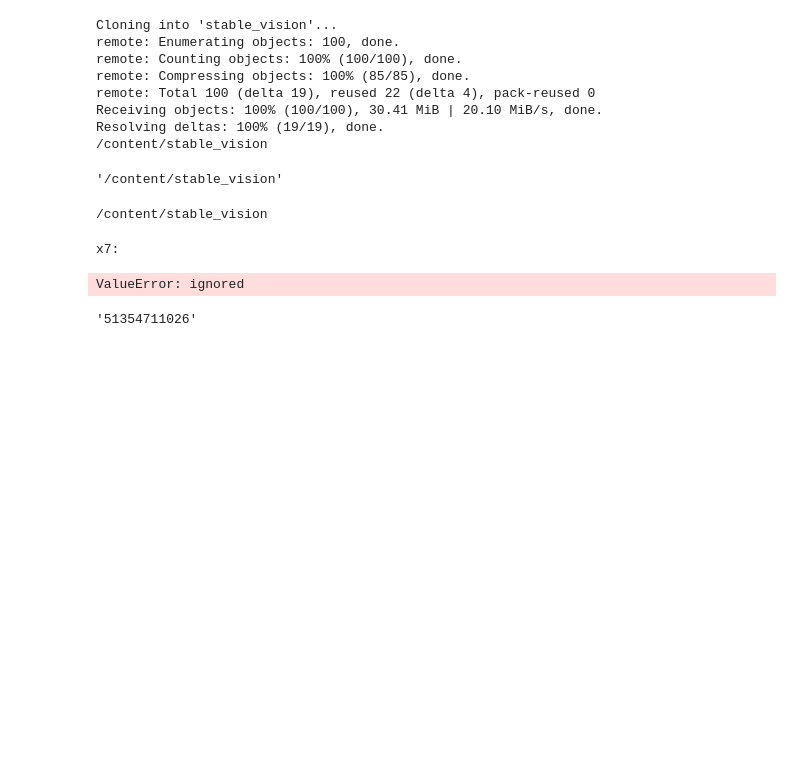
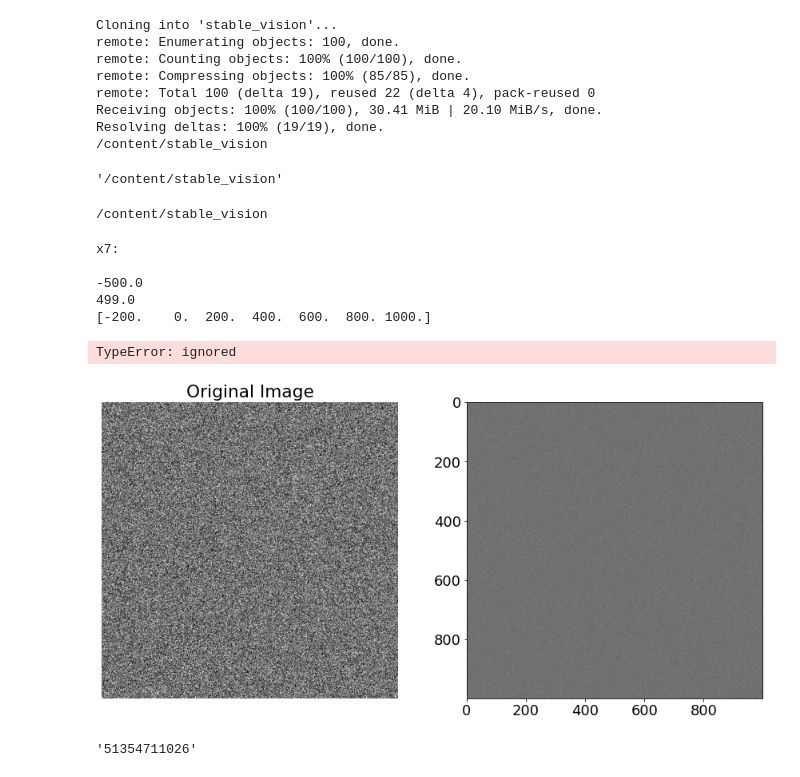
Before and after one commit to C4dynamics/stable_vision, a Jupyter notebook: python/get_centers.ipynb, the cells around one changed output. Drawn from its saved outputs; the diff is of its cells as text; code cells hidden in the pictures; blank space fills up the shorter version.

```diff
--- a/python/get_centers.ipynb
+++ b/python/get_centers.ipynb
@@ -60,16 +60,16 @@ for imidx in range(6, 7):
   # print(ny)
 
   if (nx % 2) == 0: # even
-    nx_rng = np.arange(-nx / 2, nx / 2 + 1)
-    # print(nx_rng[0])
-    # print(nx_rng[-1])
+    nx_rng = np.arange(-nx / 2, nx / 2) # 2nd argument should be nx/2-1 but numpy.arange already returns [start, stop), namely excludes stop which is equivalent to -1.
+    print(nx_rng[0])
+    print(nx_rng[-1])
   else:
-    nx_rng = np.arange(-(nx - 1) / 2, (nx + 1) / 2 + 1)
+    nx_rng = np.arange(-(nx - 1) / 2, (nx + 1) / 2) # see above
 
   if (ny % 2) == 0: # even
-    ny_rng = np.arange(-ny / 2, ny / 2 + 1)
+    ny_rng = np.arange(-ny / 2, ny / 2) # above
   else:
-    ny_rng = np.arange(-(ny - 1) / 2, (ny + 1) / 2 + 1)
+    ny_rng = np.arange(-(ny - 1) / 2, (ny + 1) / 2) # above
 
   X,Y = np.meshgrid(ny_rng, nx_rng)
 
@@ -87,37 +87,44 @@ for imidx in range(6, 7):
 
   plt.figure(imidx)
 
   axs = plt.subplot(221)
   axs.imshow(Bnoise, cmap='gray')
   axs.axis('off')
   axs.title.set_text('Original Image')
 
   axs = plt.subplot(222)
   axs.imshow(F, cmap='gray')
   # axs.axis('off')
   locs = axs.get_xticks()  # Get the current locations and labels.
+  print(locs)
   wx = np.linspace(nx_rng[0], nx_rng[-1], len(locs))
-  # print(wx)
+  print(int(wx))
   # axs.set_xticks([0, 100, 200, 300, 400], minor = False)
-  labels = ','.join(wx)
-  axs.set_xticklabels(labels, fontdict = None, minor = False)
+  labels = ','.join(map(str, wx))
+  print(labels)
+  # axs.set_xticklabels(labels, fontdict = None, minor = False)
   axs.title.set_text('Image Frequencies (centered, log scale)')
 
   axs = plt.subplot(224)
   axs.imshow(Ffilt, cmap='gray')
   axs.axis('off')
   axs.title.set_text('Filtered Frequencies (< 150^2)')
 
 
   axs = plt.subplot(223)
   axs.imshow(Bfilt, cmap='gray')
   axs.axis('off')
   axs.title.set_text('Image Reconstruction from Filtered Signal')
 
   plt.show()
 # %% [output]
 x7:
+
+-500.0
+499.0
+[-200.    0.  200.  400.  600.  800. 1000.]
-ValueError: ignored
+TypeError: ignored
+[figure, added]
 # %%
 import random
 ''.join(str(random.randint(0, 10)) for i in range(10))
```
